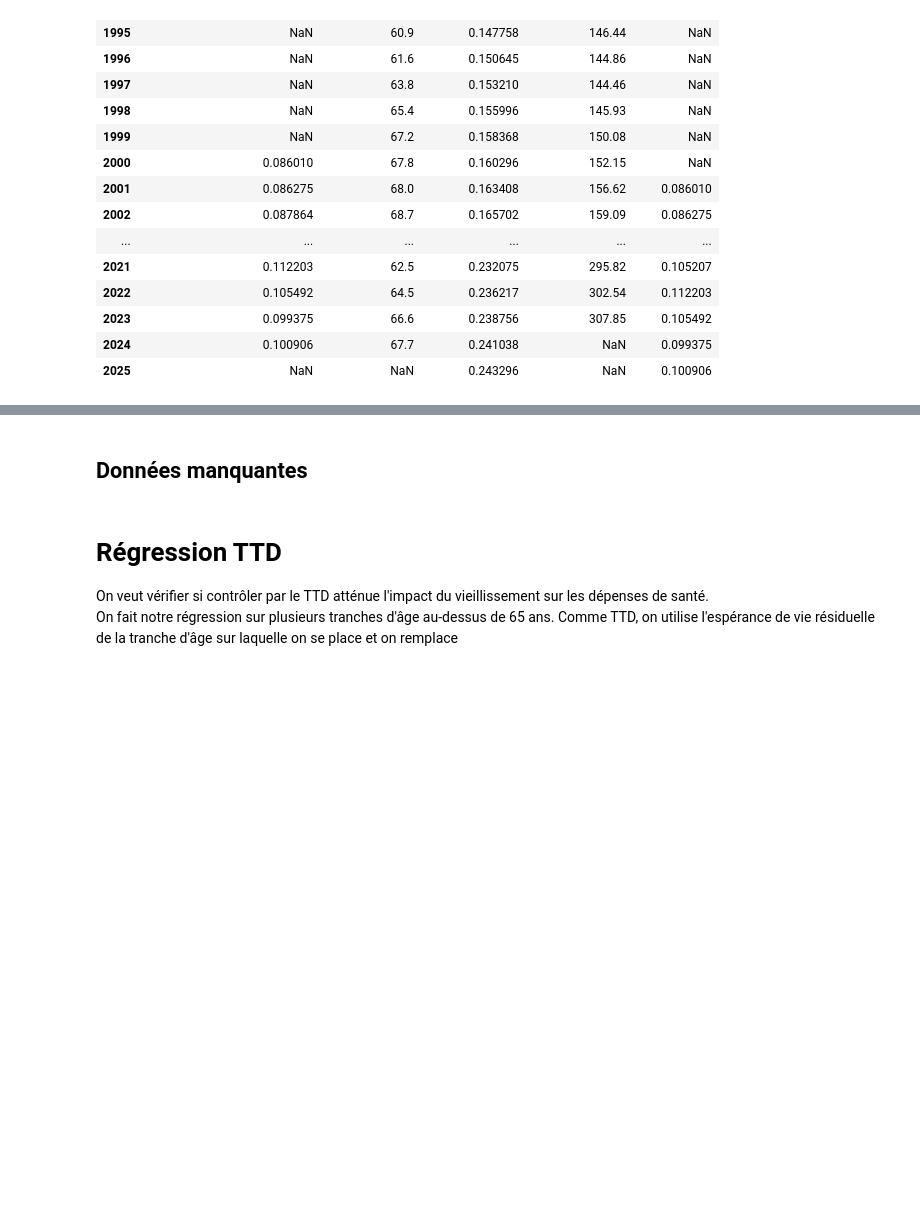
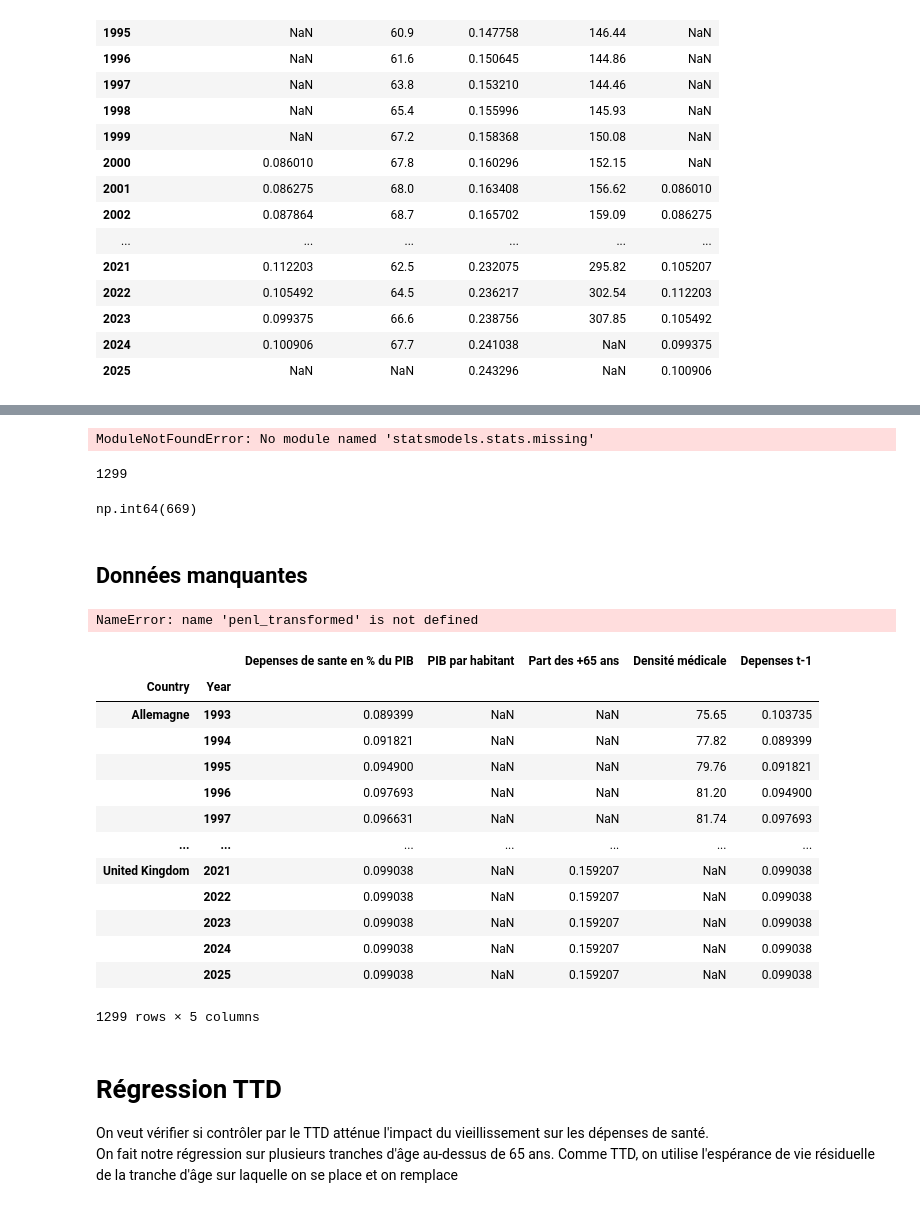
Before and after one commit to celineferbach/PESSD, a Jupyter notebook: main.ipynb, the cells around one changed output, grey strips where cells are left out. Cells and saved outputs as stored; diff of their text form; code cells hidden in the pictures; blank space fills up the shorter version.

```diff
--- a/main.ipynb
+++ b/main.ipynb
@@ -123,7 +178,43 @@ panel.loc['Portugal']
+# %%
+import statsmodels.stats.missing
+from statsmodels.stats.missing import test_missing_complete
+
+test_missing_complete(df)
+# %% [output]
+ModuleNotFoundError: No module named 'statsmodels.stats.missing'
+# %%
+print(len(panel['PIB par habitant']))
+panel['PIB par habitant'].isnull().sum()
+# %% [output]
+1299
+np.int64(669)
 # %% [markdown]
 ## Données manquantes
 # %%
 #gérer les données manquantes
+panel_transformed = panel.copy()
+
+for col in panel.columns :
+    panel_transformed[col] = df.groupby('Country')[col].transform(lambda x: x.fillna(x.median()))
+# %% [output]
+NameError: name 'penl_transformed' is not defined
+# %%
+panel_transformed
+# %% [output]
+|  |  | Depenses de sante en % du PIB | PIB par habitant | Part des +65 ans | Densité médicale | Depenses t-1 |
+| Country | Year |  |  |  |  |  |
+| Allemagne | 1993 | 0.089399 | NaN | NaN | 75.65 | 0.103735 |
+|  | 1994 | 0.091821 | NaN | NaN | 77.82 | 0.089399 |
+|  | 1995 | 0.094900 | NaN | NaN | 79.76 | 0.091821 |
+|  | 1996 | 0.097693 | NaN | NaN | 81.20 | 0.094900 |
+|  | 1997 | 0.096631 | NaN | NaN | 81.74 | 0.097693 |
+| ... | ... | ... | ... | ... | ... | ... |
+| United Kingdom | 2021 | 0.099038 | NaN | 0.159207 | NaN | 0.099038 |
+|  | 2022 | 0.099038 | NaN | 0.159207 | NaN | 0.099038 |
+|  | 2023 | 0.099038 | NaN | 0.159207 | NaN | 0.099038 |
+|  | 2024 | 0.099038 | NaN | 0.159207 | NaN | 0.099038 |
+|  | 2025 | 0.099038 | NaN | 0.159207 | NaN | 0.099038 |
+1299 rows × 5 columns
 # %% [markdown]
 # Régression TTD
 On veut vérifier si contrôler par le TTD atténue l'impact du vieillissement sur les dépenses de santé.
```
Also changed, not shown: parts of 7 cells of this notebook.
